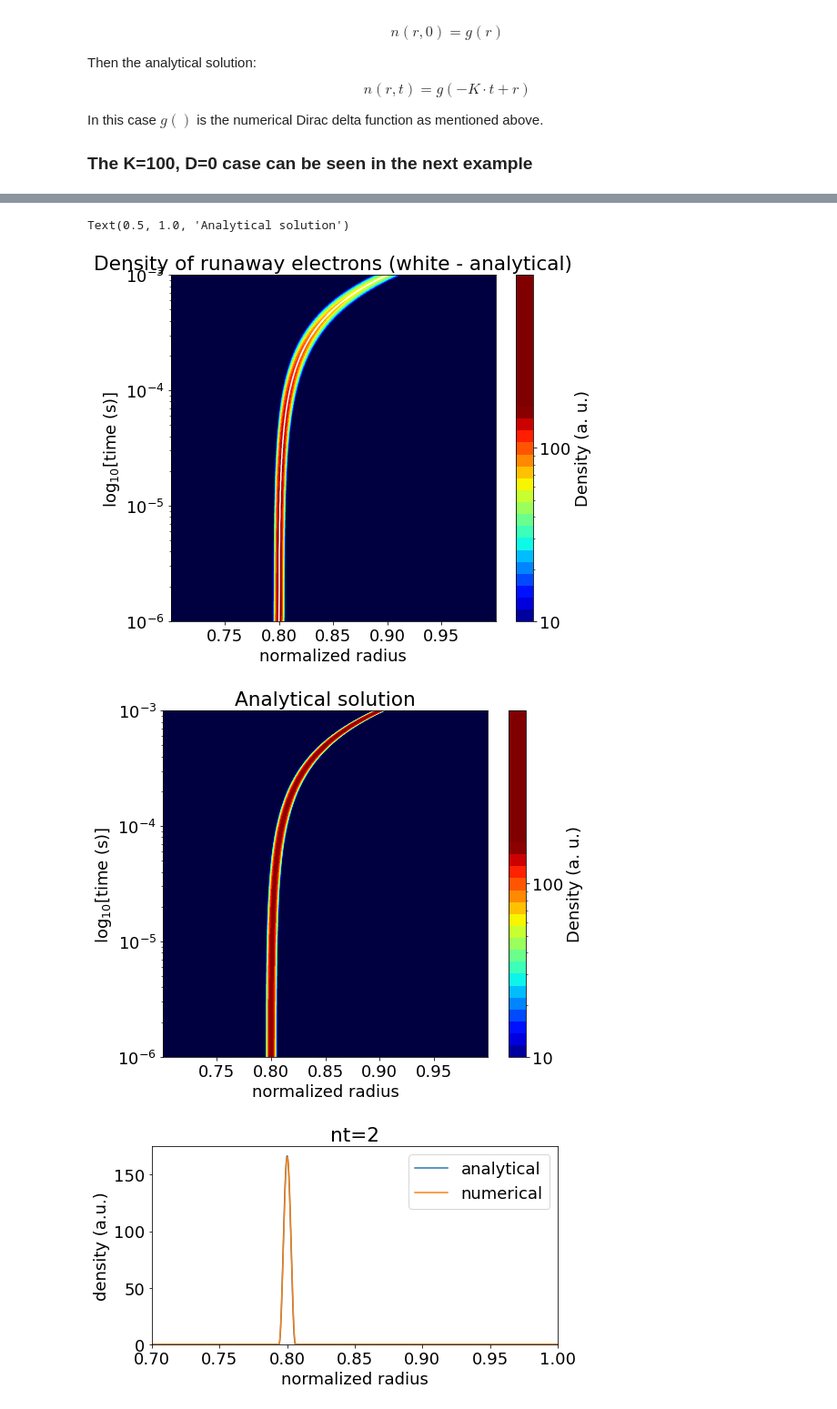
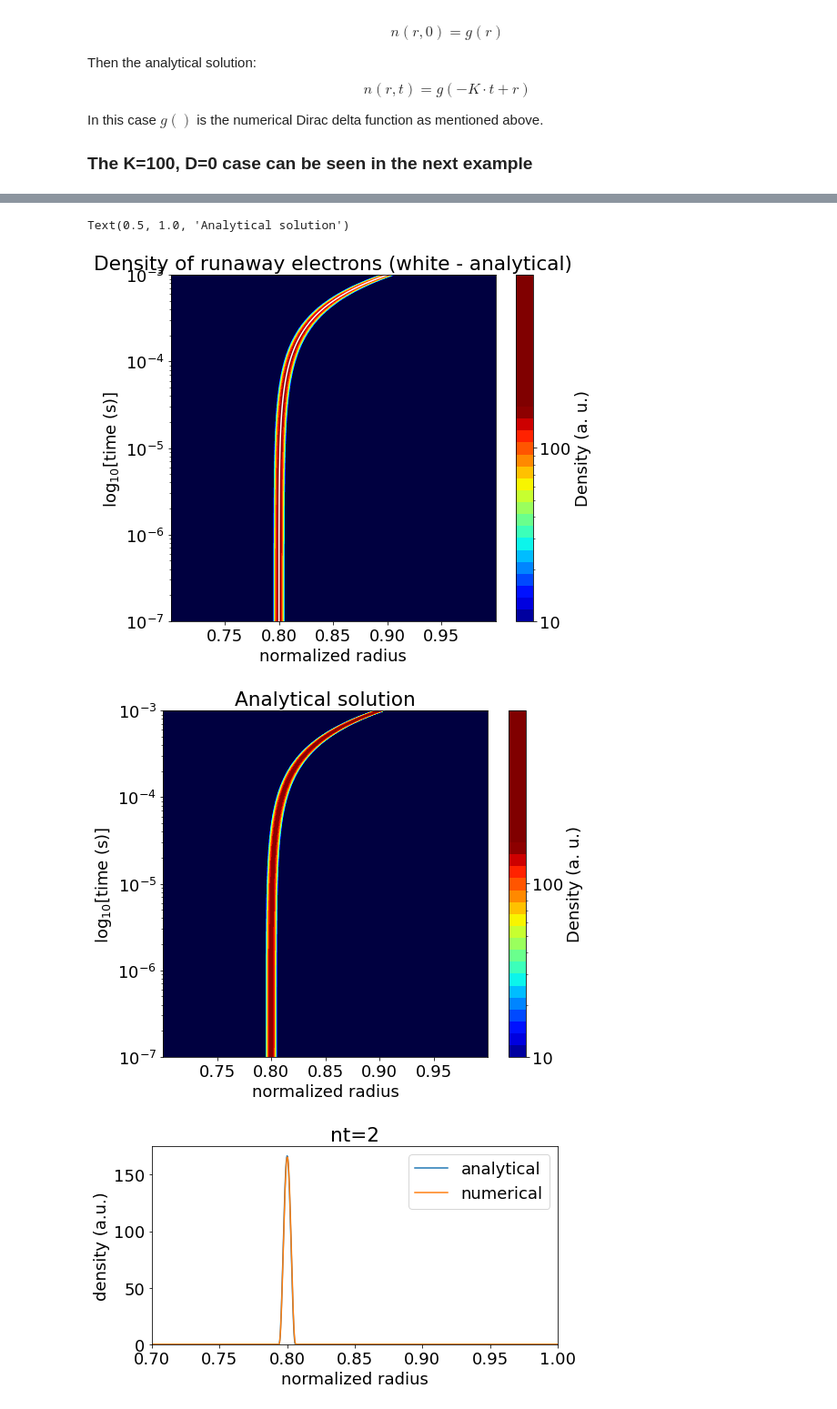
Before and after one commit to leferi99/szakdolgozat, a Jupyter notebook: verification.ipynb, the cells around one changed output, grey strips where cells are left out. Shown at 91% size. Cells and saved outputs as stored; diff of their text form; code cells hidden in the pictures.

```diff
--- a/verification.ipynb
+++ b/verification.ipynb
@@ -46,10 +46,10 @@ In this case $g()$ is the numerical Dirac delta function as mentioned above.
 ## K=100, D is very small
 R_from = 0.7  ## inner radius in meters
 R_to = 1.  ## outer radius in meters
-nr = 1000  ## number of mesh cells
+nr = 10000  ## number of mesh cells
 dr = (R_to - R_from) / nr  ## distance between the centers of the mesh cells
 duration = 0.001  ## length of examined time evolution in seconds
-nt = 1000  ## number of timesteps
+nt = 10000  ## number of timesteps
 dt = duration / nt  ## length of one timestep
 
 ## 3D array for storing the density with the correspondant radius values
@@ -238,10 +193,10 @@ plt.savefig('conv_step1000_diff.jpg', dpi=150)
 ## K=100, D is very small
 R_from = 0.7  ## inner radius in meters
 R_to = 1.  ## outer radius in meters
-nr = 1000  ## number of mesh cells
+nr = 10000  ## number of mesh cells
 dr = (R_to - R_from) / nr  ## distance between the centers of the mesh cells
 duration = 0.001  ## length of examined time evolution in seconds
-nt = 1000  ## number of timesteps
+nt = 10000  ## number of timesteps
 dt = duration / nt  ## length of one timestep
 
 ## 3D array for storing the density with the correspondant radius values
@@ -336,35 +291,35 @@ plt.plot(A_2D[:,1],A_2D[:,0], color='white')
 ## optional high-res figure export
 #plt.savefig('conv_N.jpg',dpi=300)
 
 ## Plotting the analytical solution
 sol_min = analytical[:,:,1].min()
 sol_max = analytical[:,:,1].max()
 logmax = math.ceil(np.log10(sol_max))
 logmin = logmax - logdiff
 numofticks = ticks
 div = logdiff // numofticks
 power = np.arange((logmax - (numofticks * div)), logmax, div)
 array1 = np.zeros(len(power)) + 10.
 ticks1 = np.power(array1, power)
 levels1 = np.logspace(logmin,logmax,levels, base=10.0)
 norm = matplotlib.colors.LogNorm(vmin=(10 ** logmin),vmax=sol_max)
 formatter = matplotlib.ticker.LogFormatter(10, labelOnlyBase=False)
 fig = plt.figure(figsize=figsize)
 plot = plt.contourf(analytical[0,:,0], np.linspace(dt,duration,nt), analytical[:,:,1],
                         levels=levels1, norm=norm, cmap=plt.cm.jet)
 axes = plt.gca()
 axes.set_facecolor((0.,0.,0.25)) ## dark blue will display where the values are too small
 axes.set_yscale('log')
 cbar = plt.colorbar(ticks=ticks1, format=formatter)
 cbar.set_label(r'Density (a. u.)')
 plt.xlabel('normalized radius')
 plt.ylabel(r'log$_{10}$[time (s)]')
 plt.title(r'Analytical solution')
 #plt.savefig('conv_A.jpg', dpi=300)
 # %% [output]
 Text(0.5, 1.0, 'Analytical solution')
-[figure, old version]
+[figure, new version]
-[figure, old version]
+[figure, new version]
 # %%
 fig2 = plt.figure(figsize=(8,4))
 plt.plot(analytical[1,0:nr,0], analytical[1,0:nr,1], label="analytical")
```
Also changed, not shown: parts of 8 cells of this notebook, 12 other files.
